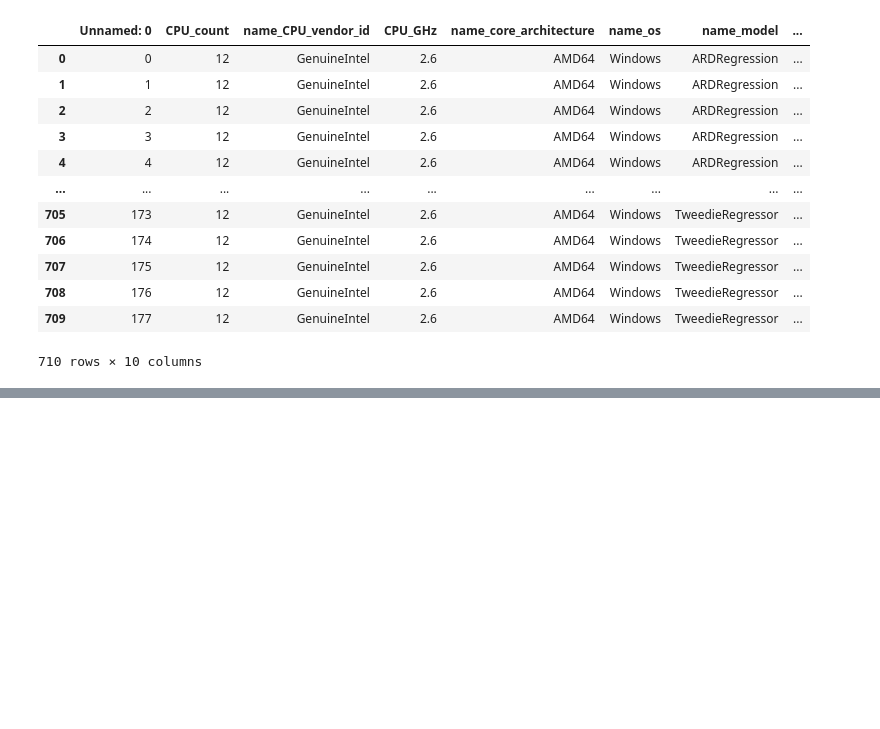
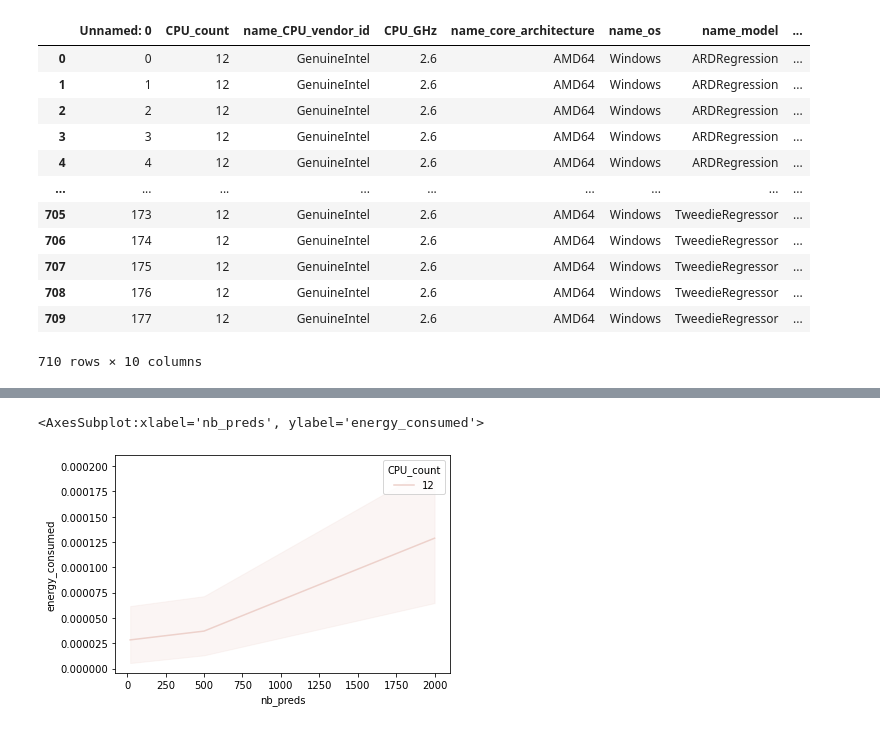
Before and after one commit to wesleymth/LauzHack-2022-energy, a Jupyter notebook: plotting_data.ipynb, the cells around one changed output, grey strips where cells are left out. Drawn from its saved outputs; the diff is of its cells as text; code cells hidden in the pictures; blank space fills up the shorter version.

```diff
--- a/plotting_data.ipynb
+++ b/plotting_data.ipynb
@@ -35,0 +52,5 @@ full_data
+# %%
+sns.lineplot(data=full_data, x="nb_preds", y="energy_consumed", hue="CPU_count")
+# %% [output]
+<AxesSubplot:xlabel='nb_preds', ylabel='energy_consumed'>
+[figure, added]
```
Also changed, not shown: parts of 5 cells of this notebook.
